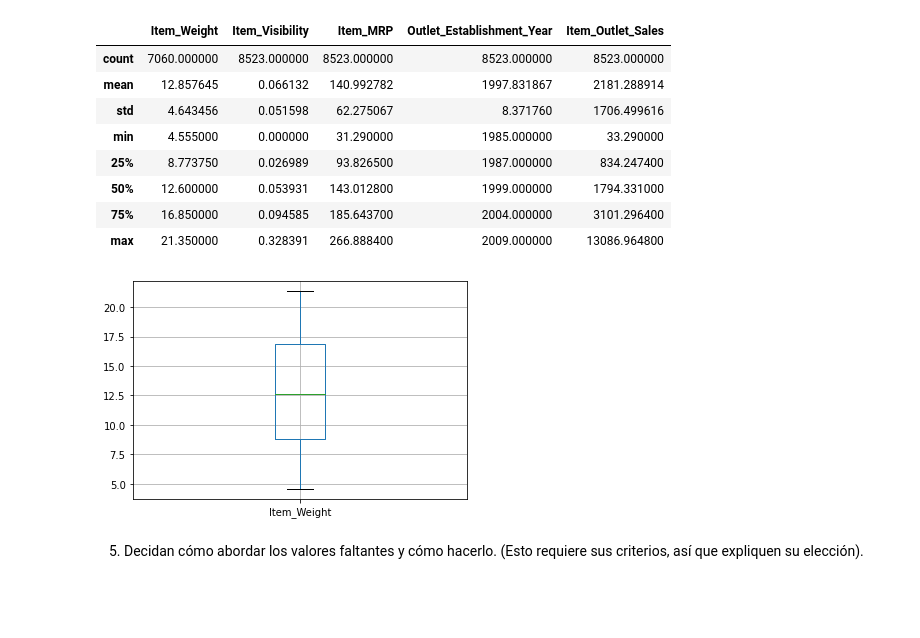
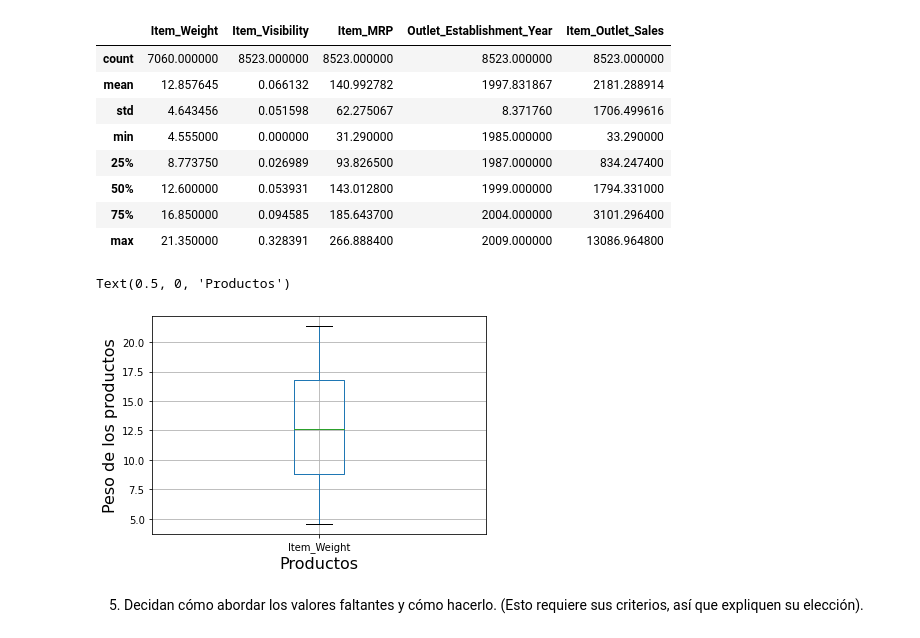
Before and after one commit to Betancur1991/Sales-Predictions, a Jupyter notebook: Sales_predictions.ipynb, the cells around one changed output. Saved outputs shown, nothing was run; the diff lists cells and outputs as text; code cells hidden in the pictures; blank space fills up the shorter version.

```diff
--- a/Sales_predictions.ipynb
+++ b/Sales_predictions.ipynb
@@ -74,10 +74,13 @@ df.describe()
 | 50% | 12.600000 | 0.053931 | 143.012800 | 1999.000000 | 1794.331000 |
 | 75% | 16.850000 | 0.094585 | 185.643700 | 2004.000000 | 3101.296400 |
 | max | 21.350000 | 0.328391 | 266.888400 | 2009.000000 | 13086.964800 |
-# %%
-boxplot = df.boxplot(column=['Item_Weight'])
-# %% [output]
-[figure, removed]
+# %%
+boxplot = df.boxplot(column=['Item_Weight'])
+plt.ylabel('Peso de los productos',fontsize = 16)
+plt.xlabel('Productos', fontsize = 16)
+# %% [output]
+Text(0.5, 0, 'Productos')
+[figure, added]
 # %% [markdown]
 5) Decidan cómo abordar los valores faltantes y cómo hacerlo. (Esto requiere sus criterios, así que expliquen su elección).
 # %%
```
Also changed, not shown: parts of 2 cells of this notebook.
